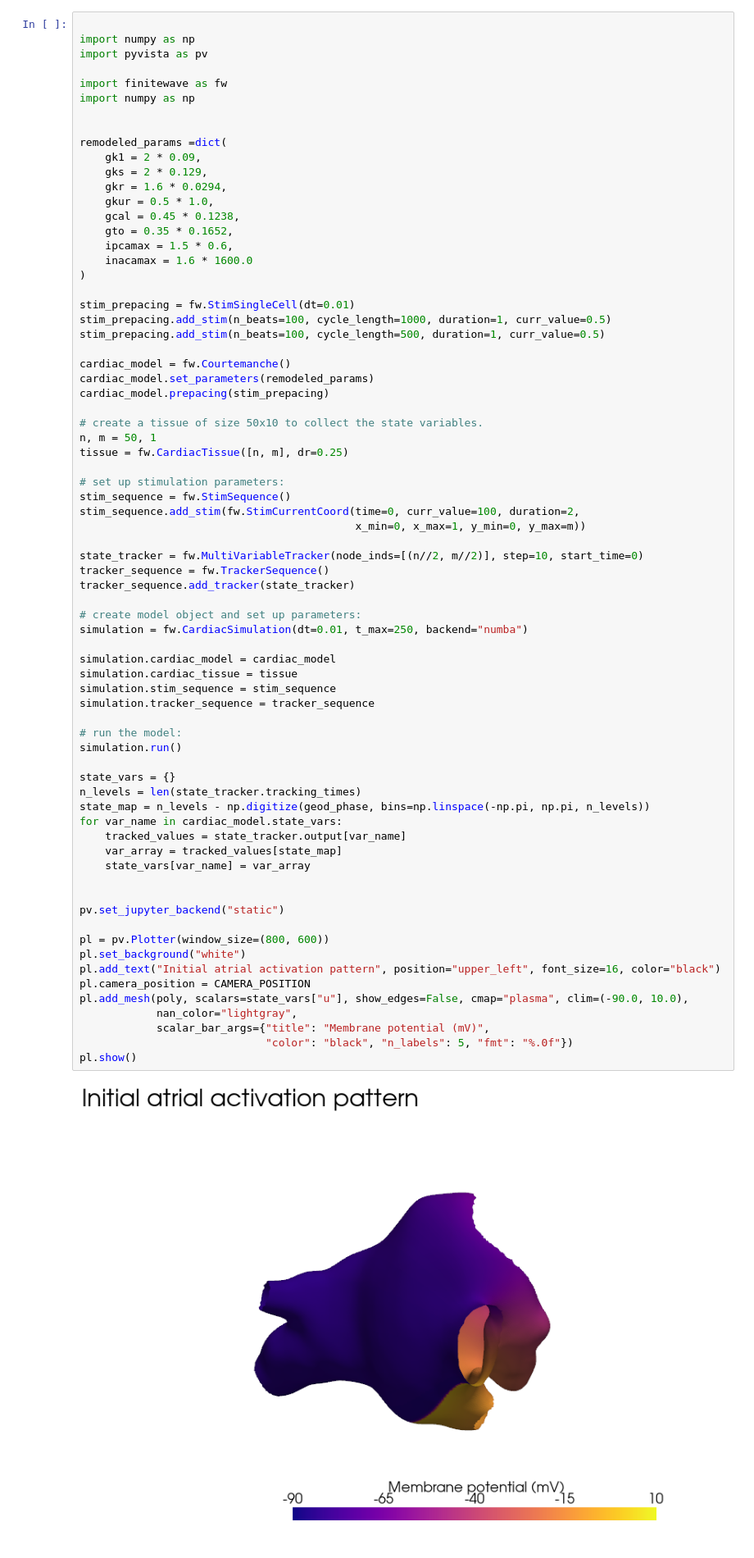
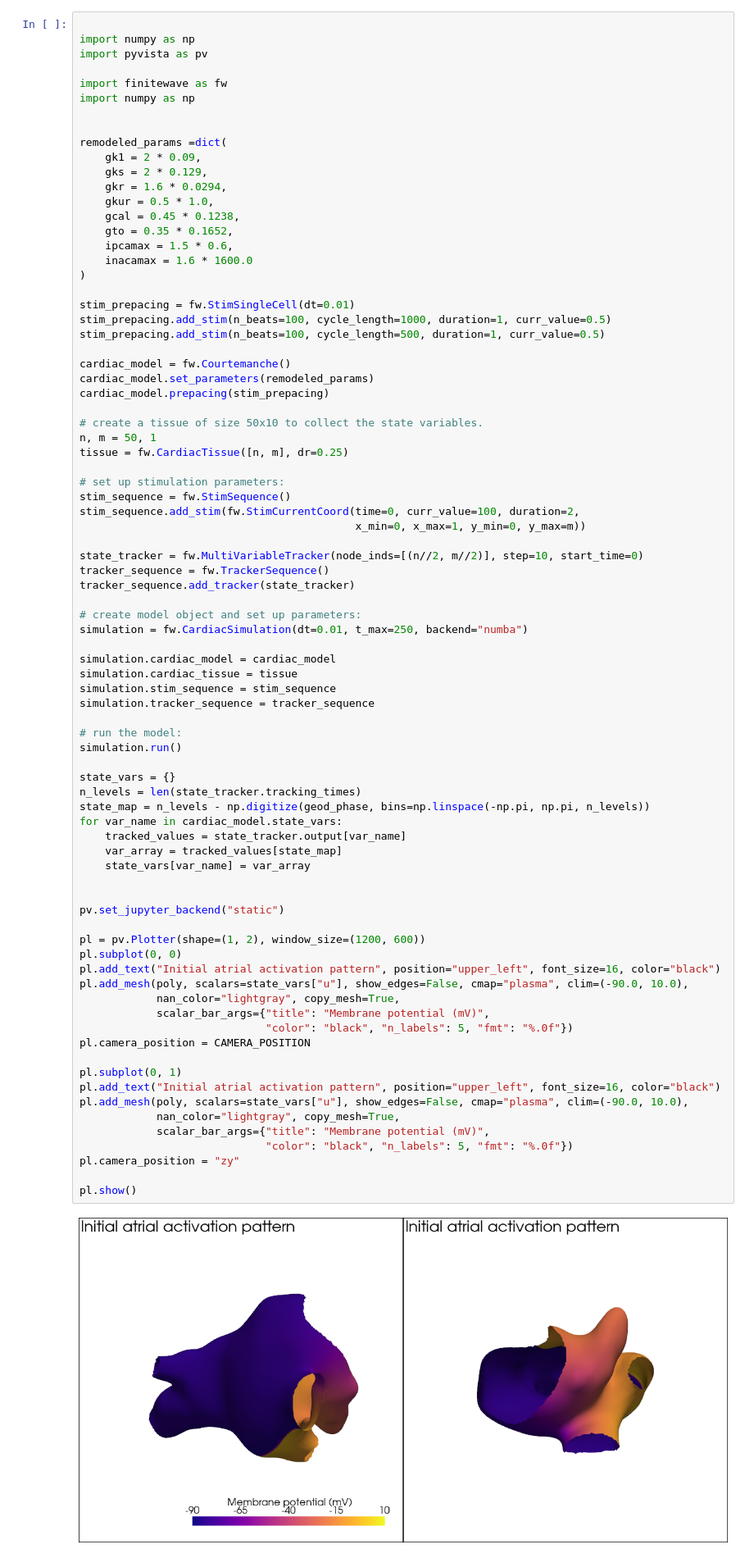
Before and after one commit to finitewave/Finitewave-Tools, a Jupyter notebook: Tutorials/Atrial Tachycardia Ablation.ipynb, the cells around one changed output. Shown at 82% size. Saved outputs shown, nothing was run; the diff lists cells and outputs as text.

```diff
--- a/Tutorials/Atrial Tachycardia Ablation.ipynb
+++ b/Tutorials/Atrial Tachycardia Ablation.ipynb
@@ -234,38 +244,47 @@ tracker_sequence = fw.TrackerSequence()
 tracker_sequence.add_tracker(state_tracker)
 
 # create model object and set up parameters:
 simulation = fw.CardiacSimulation(dt=0.01, t_max=250, backend="numba")
 
 simulation.cardiac_model = cardiac_model
 simulation.cardiac_tissue = tissue
 simulation.stim_sequence = stim_sequence
 simulation.tracker_sequence = tracker_sequence
 
 # run the model:
 simulation.run()
 
 state_vars = {}
 n_levels = len(state_tracker.tracking_times)
 state_map = n_levels - np.digitize(geod_phase, bins=np.linspace(-np.pi, np.pi, n_levels))
 for var_name in cardiac_model.state_vars:
     tracked_values = state_tracker.output[var_name]
     var_array = tracked_values[state_map]
     state_vars[var_name] = var_array
 
 
 pv.set_jupyter_backend("static")
 
-pl = pv.Plotter(window_size=(800, 600))
-pl.set_background("white")
+pl = pv.Plotter(shape=(1, 2), window_size=(1200, 600))
+pl.subplot(0, 0)
 pl.add_text("Initial atrial activation pattern", position="upper_left", font_size=16, color="black")
-pl.camera_position = CAMERA_POSITION
 pl.add_mesh(poly, scalars=state_vars["u"], show_edges=False, cmap="plasma", clim=(-90.0, 10.0),
-            nan_color="lightgray",
+            nan_color="lightgray", copy_mesh=True,
             scalar_bar_args={"title": "Membrane potential (mV)",
                              "color": "black", "n_labels": 5, "fmt": "%.0f"})
+pl.camera_position = CAMERA_POSITION
+
+pl.subplot(0, 1)
+pl.add_text("Initial atrial activation pattern", position="upper_left", font_size=16, color="black")
+pl.add_mesh(poly, scalars=state_vars["u"], show_edges=False, cmap="plasma", clim=(-90.0, 10.0),
+            nan_color="lightgray", copy_mesh=True,
+            scalar_bar_args={"title": "Membrane potential (mV)",
+                             "color": "black", "n_labels": 5, "fmt": "%.0f"})
+pl.camera_position = "zy"
+
 pl.show()
 # %% [output]
-[figure, old version]
+[figure, new version]
 # %% [markdown]
 ## 5. First experiment: connect the LSPV to the RIPV
 
```
Also changed, not shown: parts of 5 cells of this notebook, 15 other files.
